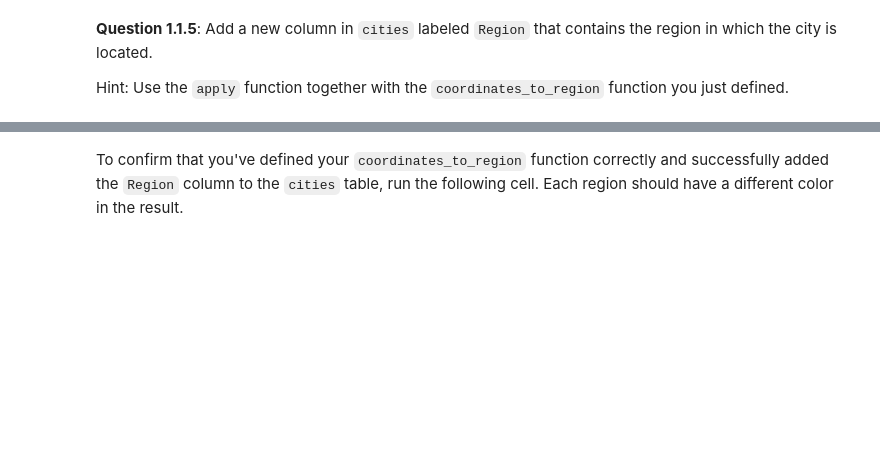
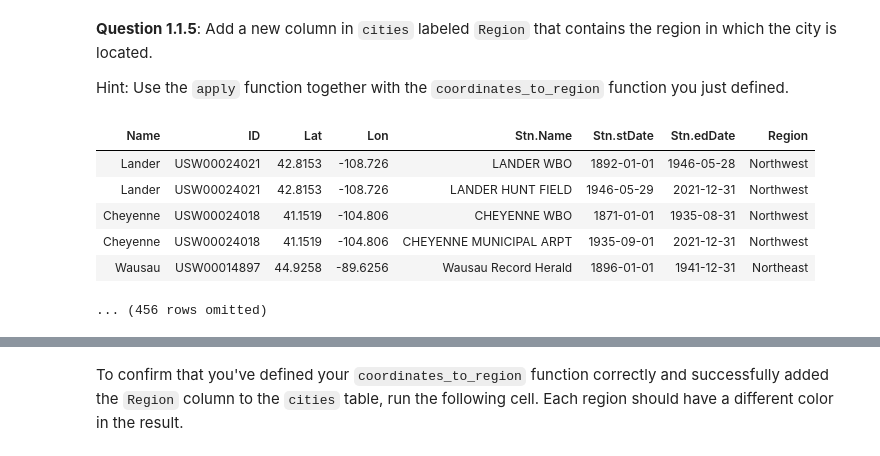
Before and after one commit to MRowe13/24-fall-data1350, a Jupyter notebook: Projects/project2/project2.ipynb, the cells around one changed output, grey strips where cells are left out. Drawn from its saved outputs; the diff is of its cells as text; code cells hidden in the pictures; blank space fills up the shorter version.

```diff
--- a/Projects/project2/project2.ipynb
+++ b/Projects/project2/project2.ipynb
@@ -106,7 +120,14 @@ In order to investigate further, it will be helpful to determine what region of
 # %% [markdown]
 **Question 1.1.4**: Define the `coordinates_to_region` function below. It should take in two arguments, a city's latitude (`lat`) and longitude (`lon`) coordinates, and output a string representing the region it is located in.
 # %%
-def coordinates_to_region(...):
-    ...
+def coordinates_to_region(lat,lon):
+    if lat>=40 and lon>=-100:
+        return "Northeast"
+    elif lat>=40 and lon<-100:
+        return "Northwest"
+    elif lat<40 and lon>=-100:
+        return "Southeast"
+    else:
+        return "Southwest"
 # %%
 grader.check("q1_1_4")
@@ -115,8 +138,16 @@ grader.check("q1_1_4")
 
 Hint: Use the `apply` function together with the `coordinates_to_region` function you just defined.
 # %%
-regions_array = ...
-cities = ...
+regions_array = cities.apply(coordinates_to_region,'Lat','Lon')
+cities = cities.with_column('Region',regions_array)
 cities.show(5)
+# %% [output]
+| Name | ID | Lat | Lon | Stn.Name | Stn.stDate | Stn.edDate | Region |
+| Lander | USW00024021 | 42.8153 | -108.726 | LANDER WBO | 1892-01-01 | 1946-05-28 | Northwest |
+| Lander | USW00024021 | 42.8153 | -108.726 | LANDER HUNT FIELD | 1946-05-29 | 2021-12-31 | Northwest |
+| Cheyenne | USW00024018 | 41.1519 | -104.806 | CHEYENNE WBO | 1871-01-01 | 1935-08-31 | Northwest |
+| Cheyenne | USW00024018 | 41.1519 | -104.806 | CHEYENNE MUNICIPAL ARPT | 1935-09-01 | 2021-12-31 | Northwest |
+| Wausau | USW00014897 | 44.9258 | -89.6256 | Wausau Record Herald | 1896-01-01 | 1941-12-31 | Northeast |
+... (456 rows omitted)
 # %%
 grader.check("q1_1_5")
```
Also changed, not shown: parts of 14 cells of this notebook, 1 other file.
